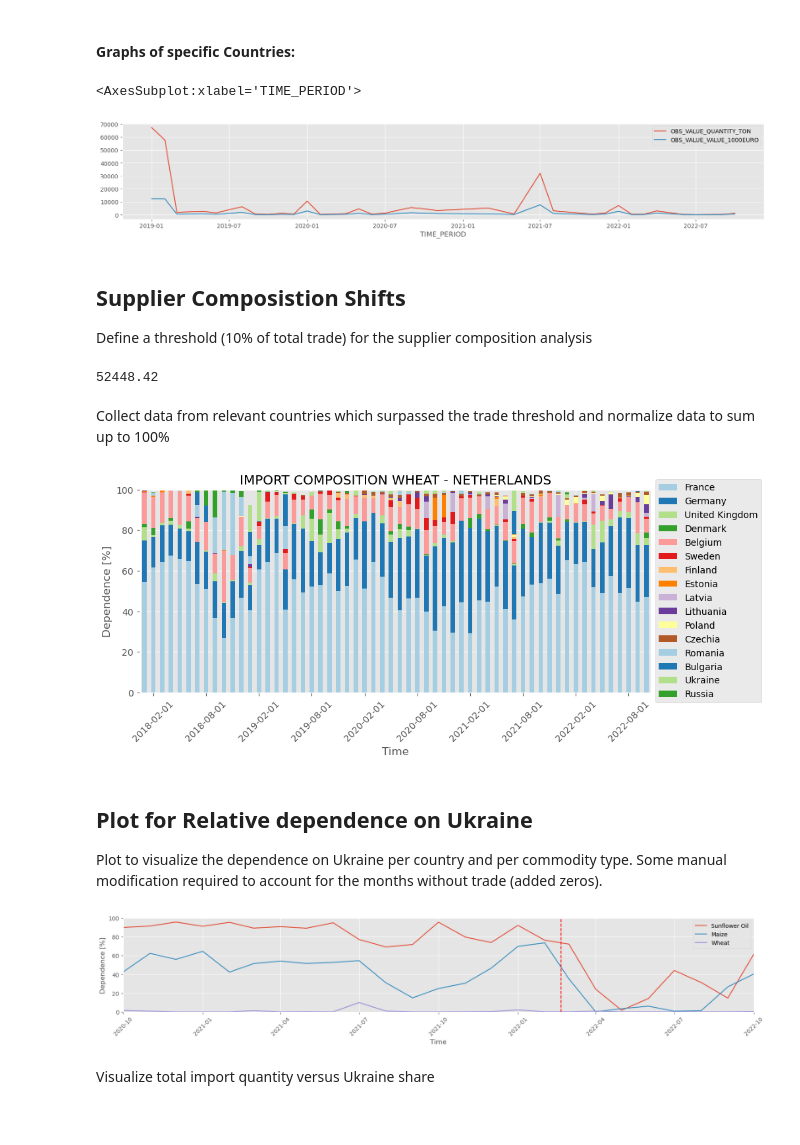
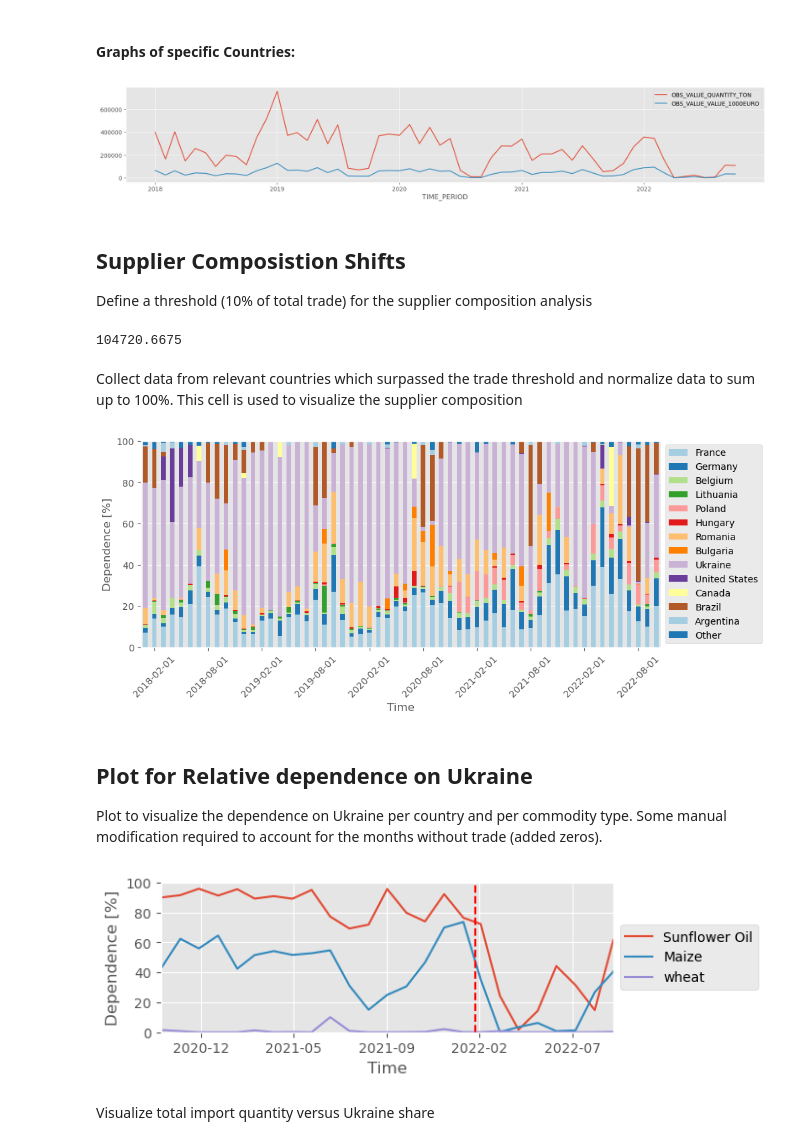
Before and after one commit to yuanliueur/TFT_ScenarioForecaster, a Jupyter notebook: case_studies_ah/Data Descriptive Analysis.ipynb, the cells around one changed output. Saved outputs shown, nothing was run; the diff lists cells and outputs as text; code cells hidden in the pictures.

```diff
--- a/case_studies_ah/Data Descriptive Analysis.ipynb
+++ b/case_studies_ah/Data Descriptive Analysis.ipynb
@@ -183,0 +178,12 @@ trade_data_total[['TIME_PERIOD', 'price']].set_index('TIME_PERIOD').plot()
+# %%
+import matplotlib.dates as mdates
+
+plt.rcParams["figure.figsize"] = (6,2)
+ax = oil_data[['CRUDE_PETRO', 'NGAS_EUR', 'TIME_PERIOD']].set_index('TIME_PERIOD').plot(color = ['tab:blue', 'tab:green'])
+ax.xaxis.set_major_locator(plt.MaxNLocator(5))
+ax.xaxis.set_major_formatter(mdates.DateFormatter('%Y-%m'))
+plt.xlim([datetime.date(2018, 1, 1), datetime.date(2022, 10, 1)])
+plt.axvline(dt.datetime(2022, 2, 20), color = 'red', label = 'Start War', linestyle = '--')
+plt.xlabel('Time')
+plt.ylabel('Price')
+plt.legend(['Crude Oil Price [$/bbl]', 'European Gas Price [$/mmbtu]', 'Start War'], loc='center left', bbox_to_anchor=(1, 0.5));
@@ -363,20 +314,20 @@ trade_data_pivot[(trade_data_pivot['PARTNER_Labels']=='Ukraine')&
                  (trade_data_pivot['TIME_PERIOD']>=date_filter)&
                 (trade_data_pivot['product']==product_filter)]\
 [['TIME_PERIOD', 'OBS_VALUE_QUANTITY_TON', 'OBS_VALUE_VALUE_1000EURO']]\
-.set_index('TIME_PERIOD').plot()
+.set_index('TIME_PERIOD').plot();
 # %% [output]
-<AxesSubplot:xlabel='TIME_PERIOD'>
-[figure, old version]
+[figure, new version]
 # %% [markdown]
 ## Supplier Composistion Shifts
 Define a threshold (10% of total trade) for the supplier composition analysis
 # %%
-threshold = 0.1 * trade_data_total[(trade_data_total['TIME_PERIOD']>=date_filter) * (trade_data_total['product']==product_filter)]['OBS_VALUE_QUANTITY_TON'].max()
+#  SO: 0.115
+threshold = 0.115 * trade_data_total[(trade_data_total['TIME_PERIOD']>=date_filter) * (trade_data_total['product']==product_filter)]['OBS_VALUE_QUANTITY_TON'].max()
 print(threshold)
 # %% [output]
-52448.42
+104720.6675
 # %% [markdown]
-Collect data from relevant countries which surpassed the trade threshold and normalize data to sum up to 100%
+Collect data from relevant countries which surpassed the trade threshold and normalize data to sum up to 100%. This cell is used to visualize the supplier composition
 # %%
 relevant_countries = pd.DataFrame()
 
@@ -408,23 +359,17 @@ for item in partner_countries["PARTNER_Labels"]:
 
 plt.style.use('ggplot')
 
-NUM_COLORS = len(relevant_countries.columns)
+NUM_COLORS = len(relevant_countries.columns) + 1
 clrs = sns.color_palette('Paired', n_colors=NUM_COLORS)  # a list of RGB tuples
-colors = plt.cm.Spectral(np.linspace(0,1,30))
+colors = plt.cm.Spectral(np.linspace(0,1,11))
 plt.rcParams["figure.figsize"] = (5,5)
 
 sortedVal = relevant_countries.sort_values(by = 'TIME_PERIOD')
-# sortedVal['Total_Quantity'] = list(total_quant_df['OBS_VALUE_QUANTITY_TON'])
-# new_df = sortedVal[['France','Germany','Belgium','Poland','Romania','Bulgaria','Ukraine','United States','Brazil']].div(list(total_quant_df.OBS_VALUE_QUANTITY_TON), axis=0) * 100
-# display(new_df.head())
 sortedVal = sortedVal.div(list(total_quant_df['OBS_VALUE_QUANTITY_TON']), axis = 0) * 100
+sortedVal['Other'] = 100 - sortedVal[list(sortedVal.columns)].sum(axis=1)
+
 sortedVal.plot.bar(stacked = True, figsize = (10,4), color = clrs)
 
-# plt.title('OBS_VALUE - SUNFLOWER OIL [15121191]')
-# plt.title('OBS_VALUE - MAIZE [10059000]')
-plt.title('IMPORT COMPOSITION ' + product_name + ' - NETHERLANDS')
-# plt.title('OBS_VALUE - WHEAT [100199]')
-# display(sortedVal.head())
 plt.ylim(0, 100)
 plt.xlabel('Time')
 plt.ylabel('Dependence [%]')
@@ -432,4 +377,4 @@ plt.legend(loc='center left', bbox_to_anchor=(1.0, 0.5))
 plt.xticks(range(1, len(sortedVal), 6), rotation = 45)
 plt.show()
 # %% [output]
-[figure, old version]
+[figure, new version]
@@ -520,37 +409,44 @@ from matplotlib import ticker
 
 # NL
 dep_sunflower = [89.88088969687564, 91.45744301994303, 95.75264166188441, 91.1924205946106, 95.44524199111738, 89.16489771905137, 90.80445546377689, 89.06990000211114, 94.95415593852759, 77.17319422670495, 69.1943354781854, 71.81912352445521, 95.57810230904389, 79.69458140745836, 73.91356145994152, 92.16372181969994, 76.36113190120547, 72.21216975162157, 24.229428033187702, 1.732973146757733, 14.287260057564543, 44.138305524604725, 31.39394622625557, 14.761345665404708, 61.47465717737055]
 dep_maize = [42.62121932469412, 62.349404100954885, 55.90136477976776, 64.52021370994319, 42.4143426008592, 51.47326082400596, 54.112085983034184, 51.57811306035273, 52.707405245424845, 54.636755783068416, 31.077340975513568, 14.972558912575904, 24.930864160871813, 30.54938030418473, 46.5650937287343, 69.84475481030088, 73.56872901825662, 35.18152895237646, 0.13539335365425356, 3.4553524914688833, 6.180653758122582, 0.7221061782514663, 1.2612790259646642, 26.68665652826796, 40.45330441657388]
 dep_wheat = [1.4744631561610055, 0.7427859467441499, 0, 0, 0,  1.2544889855847352, 0, 0.16892318476955043, 0, 10.05380987554326, 0.8788459180277134, 0, 0, 0.10163238773415871, 0.25771987030305205, 2.0730741062496403, 0.11027620833956633, 0.08190367978341688, 0.756037748158837, 0, 0.05480399945291312, 0.03596235054613911,0, 0.08135822448882557, 0.3174474620400866]
 
 # # SPAIN
 # dep_sunflower = [30.413361392359135, 81.45325203252033, 77.57964532328938, 92.2774992147503, 58.765359537147575, 73.58851746103659, 79.68372166109418, 33.31151339013373, 63.87119526489536, 69.35730244675776, 87.72925370442728, 85.13927611584155, 77.22464688387377, 56.557954597624295, 73.54408587199335, 66.47496000755302, 79.87288099030646, 62.01451336821041, 0.28377198453286767, 0.17867864959615717, 20.681968494468496, 21.561150843835854, 18.61048750130861, 3.174221583854712, 45.53539973155986]
 # dep_maize = [9.426168853010427, 33.35227923750023, 27.47116447343348, 50.31261847735651, 51.07544512375923, 36.765765360633544, 24.106801192942495, 16.36676457938361, 33.80839892172882, 4.80883982647701, 3.941112371959539, 4.35260604396115, 5.642437109966933, 37.71792694758254, 58.07354604419695, 71.93524762412717, 73.17693869052512, 15.154795004690857, 1.8700063415100578, 9.283974147321453, 19.765275387745618, 18.48372236504924, 8.91723733927488, 10.840445418138192, 26.158778869109195]
 # dep_wheat = [20.481392902739703, 12.850060072758113, 4.423701466745983,0,0,0,0,0,0,0, 2.9483964174549646, 19.34045574032249, 3.211079691878363,0,0,0,0,0,0,0,0,0, 16.951598595771216, 18.258475038609934, 61.63674956006645]
 
 # # GERMANY
 # dep_sunflower = [0.0013018078857012676, 0.00041595261467813584, 0.00043826010737372633, 7.058611654530946, 7.780956212100895, 0.3941302548416627, 0.061776147728474354, 0.0, 0.7085397687922861, 0.24972650219309456, 0.09511308946337195, 0.00040935959784513113, 0.0003256840994508966, 0.003373974388467142, 0.23680228326246025, 0.0, 0.05934277872561383, 0.0002566530897182206, 0.24437972011263245, 3.2822350474400603, 1.3478431981398105, 1.0901941022433792, 0.49131711347507273, 0.2814834672555009, 0.8605152792955675]
 # dep_maize = [17.748628388129642, 0.000201491591881803, 14.870219537434116,0, 12.278412066066554, 16.081057425527774, 0.0008259297904616122,0, 28.387825375742505, 1.4447248763095166, 1.0701200690392716, 0.9590627822806123, 0.0005668130933824571, 2.281307516838972, 1.4506494592378316, 0.9601682941759606, 0.07623109996309037, 3.296850843529818, 9.356680558841415, 9.818981160781448, 8.155182998752247, 12.900405557067982, 18.944480836668536, 37.69226317183022, 5.6605410185137455]
 # dep_wheat = [0.2838166795188579, 0.1332439633243094, 0.16777188209514993, 0.24447732230722577, 0.3111440278862332, 0.07727359605672156, 0.124582417001957, 0.027054533622341562, 0.0003704323201629447, 0.16526877453091207, 0.0055637500361521205, 0.25159497877190523, 0.25293760462139364, 0.3414456133998308, 0.2755906173478562, 3.0027135522371573e-05, 0.043036441698011206, 0.035408752879019824, 0.15309436968599452, 1.9449180002322715, 0.7735713836289779, 2.4399518552826436, 1.5211097216810026]
 
 
+import matplotlib.dates as mdates
+
+
 df_dep = pd.DataFrame(list(zip(dep_sunflower, dep_maize, dep_wheat)),
                columns =['Sunflower Oil', 'Maize', 'Wheat'])
 
-plt.rcParams["figure.figsize"] = (20,3)
+# plt.rcParams["figure.figsize"] = (20,3)
+plt.rcParams["figure.figsize"] = (6,2)
 
 time = trade_data['TIME_PERIOD']
 rel_time = time[time >= plot_filter].drop_duplicates().tolist()
 df_dep['TIME_PERIOD'] = rel_time
 ax = df_dep.set_index('TIME_PERIOD').plot()
+ax.xaxis.set_major_locator(plt.MaxNLocator(5))
+ax.xaxis.set_major_formatter(mdates.DateFormatter('%Y-%m'))
 ax.axvline(dt.datetime(2022, 2, 20), color = 'red', linestyle = '--')
 plt.xlabel('Time')
 plt.ylabel('Dependence [%]')
 plt.ylim(0,100)
-ax.set_xlim([datetime.date(2020, 10, 1), datetime.date(2022, 10, 1)])
-plt.xticks(rotation = 45); # Rotates X-Axis Ticks by 45-degrees;
+plt.legend(['Sunflower Oil', 'Maize', 'wheat'], loc='center left', bbox_to_anchor=(1, 0.5));
+ax.set_xlim([datetime.date(2020, 10, 1), datetime.date(2022, 10, 1)]);
+# plt.xticks(rotation = 45); # Rotates X-Axis Ticks by 45-degrees;
 # %% [output]
-[figure, old version]
+[figure, new version]
 # %%
 # # Generate new dataframe for ukraine dependence and set time period as index
 # ukraine_dependence_ger = pd.DataFrame()
```
Also changed, not shown: parts of 27 cells of this notebook, 7 other files.
